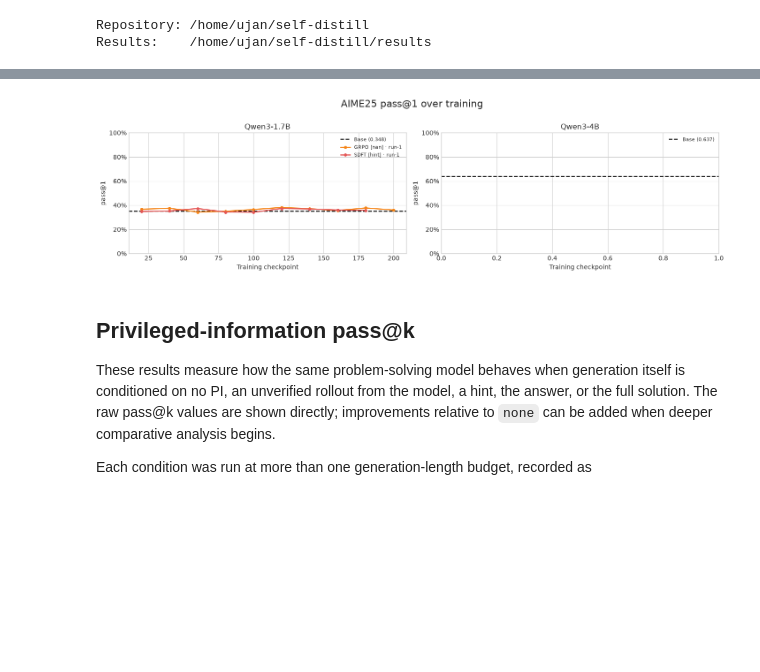
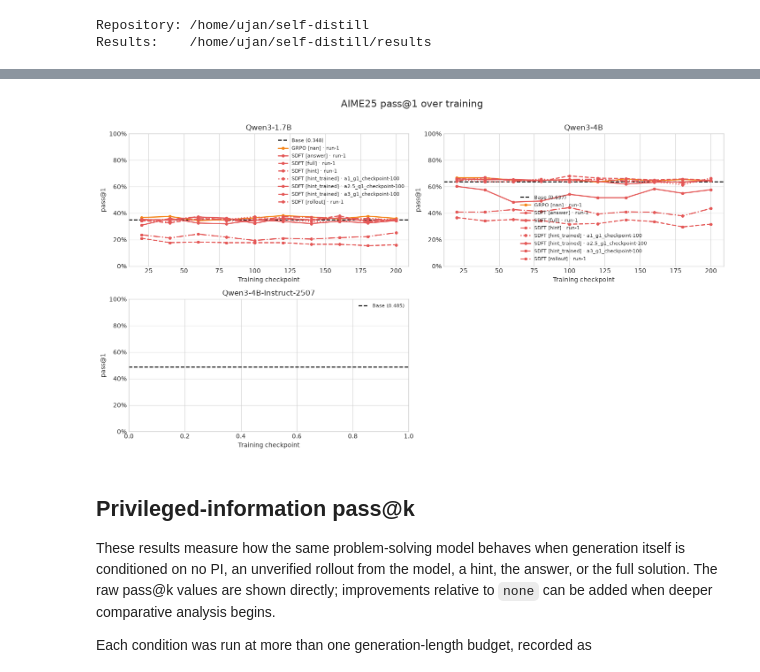
Before and after one commit to tatami-galaxy/self-distill, a Jupyter notebook: eval/viz/results_overview.ipynb, the cells around one changed output, grey strips where cells are left out. Drawn from its saved outputs; the diff is of its cells as text; code cells hidden in the pictures; blank space fills up the shorter version.

```diff
--- a/eval/viz/results_overview.ipynb
+++ b/eval/viz/results_overview.ipynb
@@ -107,6 +108,15 @@ def fallback_aime_arm(path: Path) -> dict:
     train_dataset, model, algo = parts[:3]
     step = parts[-1]
     extras = list(parts[3:-1])
+    if algo == "sdft" and len(extras) >= 2 and extras[0] == "hint_trained":
+        return {
+            "algo": algo,
+            "model": model,
+            "train_dataset": train_dataset,
+            "variant": "hint_trained",
+            "run": "/".join(extras[1:]),
+            "step": step,
+        }
     run_parts = [part for part in extras if re.fullmatch(r"run-\d+", part)]
     variant_parts = [part for part in extras if part not in run_parts]
     return {
@@ -199,29 +209,35 @@ def method_label(row: pd.Series, include_run: bool = True) -> str:
 def best_aime_by_algo(frame: pd.DataFrame, metric: str) -> pd.DataFrame:
     """Select the best checkpoint per model, dataset, algorithm, and variant.
 
-    Checkpoints compete across runs, but variants remain separate. If scores tie,
-    prefer the earlier checkpoint, then the run name for a deterministic result.
-    The base evaluation is treated as the `base` algorithm with no variant.
+    Repeated runs compete, but each ``hint_trained`` run names a distinct hint-generator
+    setting and therefore remains separate. If scores tie, prefer the earlier checkpoint,
+    then the run name for a deterministic result. The base evaluation is treated as the
+    ``base`` algorithm with no variant.
     """
     candidates = frame.dropna(subset=[metric]).copy()
     candidates["_checkpoint_sort"] = candidates["checkpoint"].fillna(-1)
     candidates["_dataset_key"] = candidates["train_dataset"].fillna("")
     candidates["_variant_key"] = candidates["variant"].fillna("")
+    candidates["_setting_key"] = candidates["run"].where(
+        candidates["variant"].eq("hint_trained"), ""
+    ).fillna("")
     candidates["_run_sort"] = candidates["run"].fillna("")
     candidates = candidates.sort_values(
         [
-            "model", "_dataset_key", "algo", "_variant_key", metric,
+            "model", "_dataset_key", "algo", "_variant_key", "_setting_key", metric,
             "_checkpoint_sort", "_run_sort",
         ],
-        ascending=[True, True, True, True, False, True, True],
+        ascending=[True, True, True, True, True, False, True, True],
     )
     best = candidates.groupby(
-        ["model", "_dataset_key", "algo", "_variant_key"],
+        ["model", "_dataset_key", "algo", "_variant_key", "_setting_key"],
         as_index=False,
         sort=False,
     ).head(1)
     return best.drop(
-        columns=["_checkpoint_sort", "_dataset_key", "_variant_key", "_run_sort"]
+        columns=[
+            "_checkpoint_sort", "_dataset_key", "_variant_key", "_setting_key", "_run_sort",
+        ]
     ).reset_index(drop=True)
 
 
@@ -234,11 +250,13 @@ for model, model_results in aime_best.groupby("model", sort=True):
         ]
     ].copy()
     table["algorithm"] = table.pop("algo").str.upper()
-    for column in ("variant", "run", "train_dataset"):
+    table["setting"] = table["run"].where(table["variant"].eq("hint_trained"))
+    table["checkpoint"] = table.pop("step")
+    for column in ("variant", "run", "setting", "checkpoint", "train_dataset"):
         table[column] = table[column].fillna("—")
     table = table[
         [
-            "algorithm", "variant", "train_dataset",
+            "algorithm", "variant", "setting", "checkpoint", "train_dataset",
             f"pass@{AIME_BEST_K}",
         ]
     ]
@@ -310,6 +331,7 @@ ALGO_COLORS = {
     "gold": "#54a24b",
     "sdft": "#e45756",
     "ppo": "#7a5195",
+    "ppo_pi": "#b279a2",
     "ppo_val": "#9c755f",
 }
 LINESTYLES = ["-", "--", "-.", ":"]
@@ -331,34 +353,34 @@ def plot_aime_curves(frame: pd.DataFrame, metric: str = "pass@1", columns: int =
         trained["series"] = trained.apply(method_label, axis=1)
         for index, (series, group) in enumerate(trained.groupby("series", sort=True)):
             algo = group.iloc[0]["algo"]
             same_algo_series = sorted(trained.loc[trained["algo"] == algo, "series"].unique())
             style_index = same_algo_series.index(series) % len(LINESTYLES)
             group = group.sort_values("checkpoint")
             ax.plot(
                 group["checkpoint"], group[metric], marker="o", markersize=4,
                 linewidth=1.8, linestyle=LINESTYLES[style_index],
                 color=ALGO_COLORS.get(algo), label=series,
             )
 
         ax.set_title(model)
         ax.set_xlabel("Training checkpoint")
         ax.set_ylabel(metric)
         ax.set_ylim(0, 1)
         ax.yaxis.set_major_formatter(PercentFormatter(1.0))
         handles, labels = ax.get_legend_handles_labels()
         if handles:
             ax.legend(fontsize=8, loc="best")
 
     for ax in axes.flat[len(models):]:
         ax.set_visible(False)
     fig.suptitle(f"{AIME_LABEL} {metric} over training", fontsize=16, y=1.005)
     fig.tight_layout()
     return fig
 
 
 plot_aime_curves(aime, "pass@1");
 # %% [output]
-[figure, old version]
+[figure, new version]
 # %% [markdown]
 ## Privileged-information pass@k
 
```
Also changed, not shown: parts of 8 cells of this notebook, 1 other file.
